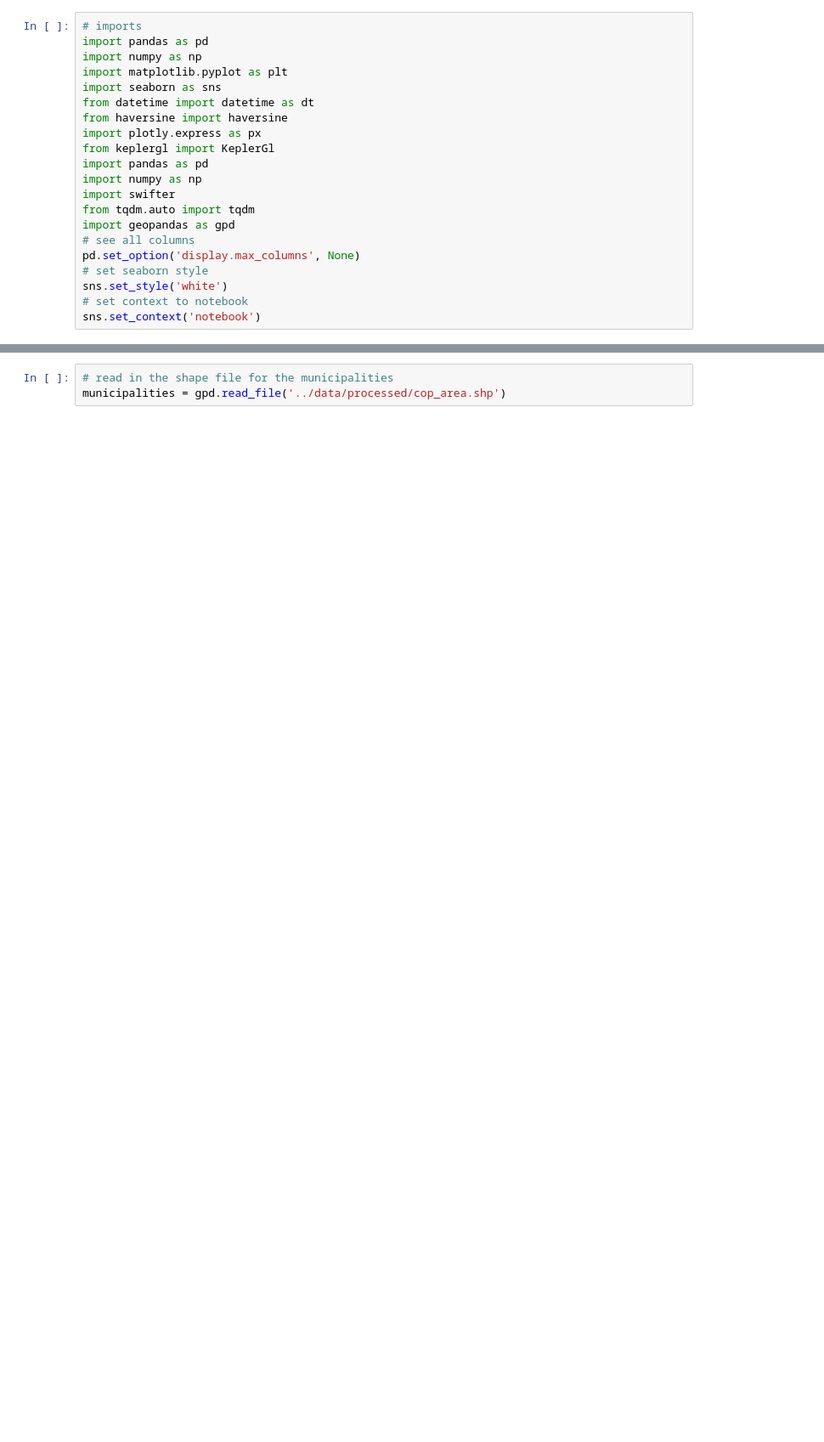
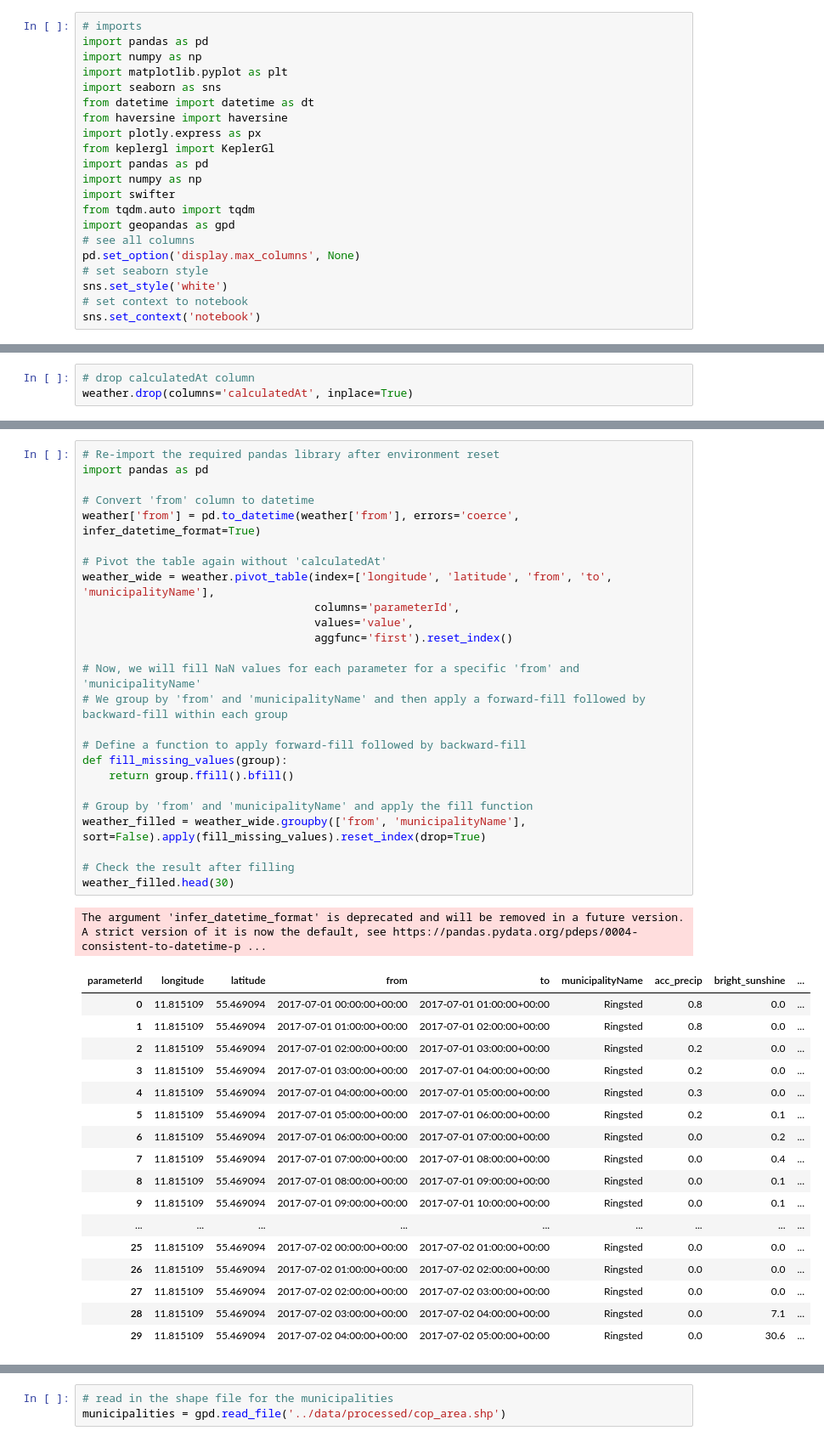
Before and after one commit to mihainipomici/multimodal_public_transport_copenhagen, a Jupyter notebook: notebooks/weather_analysis.ipynb, the cells around one changed output, grey strips where cells are left out. Shown: that part at 85% size. Cells and saved outputs as stored; diff of their text form; blank space fills up the shorter version.

```diff
--- a/notebooks/weather_analysis.ipynb
+++ b/notebooks/weather_analysis.ipynb
@@ -25,0 +53,3 @@ weather.head()
+# %%
+# drop calculatedAt column
+weather.drop(columns='calculatedAt', inplace=True)
@@ -28,0 +80,44 @@ weather.parameterId.value_counts()
+# %%
+# Re-import the required pandas library after environment reset
+import pandas as pd
+
+# Convert 'from' column to datetime
+weather['from'] = pd.to_datetime(weather['from'], errors='coerce', infer_datetime_format=True)
+
+# Pivot the table again without 'calculatedAt'
+weather_wide = weather.pivot_table(index=['longitude', 'latitude', 'from', 'to', 'municipalityName'],
+                                   columns='parameterId',
+                                   values='value',
+                                   aggfunc='first').reset_index()
+
+# Now, we will fill NaN values for each parameter for a specific 'from' and 'municipalityName'
+# We group by 'from' and 'municipalityName' and then apply a forward-fill followed by backward-fill within each group
+
+# Define a function to apply forward-fill followed by backward-fill
+def fill_missing_values(group):
+    return group.ffill().bfill()
+
+# Group by 'from' and 'municipalityName' and apply the fill function
+weather_filled = weather_wide.groupby(['from', 'municipalityName'], sort=False).apply(fill_missing_values).reset_index(drop=True)
+
+# Check the result after filling
+weather_filled.head(30)
+# %% [output]
+The argument 'infer_datetime_format' is deprecated and will be removed in a future version. A strict version of it is now the default, see https://pandas.pydata.org/pdeps/0004-consistent-to-datetime-p ...
+| parameterId | longitude | latitude | from | to | municipalityName | acc_precip | bright_sunshine | ... |
+| 0 | 11.815109 | 55.469094 | 2017-07-01 00:00:00+00:00 | 2017-07-01 01:00:00+00:00 | Ringsted | 0.8 | 0.0 | ... |
+| 1 | 11.815109 | 55.469094 | 2017-07-01 01:00:00+00:00 | 2017-07-01 02:00:00+00:00 | Ringsted | 0.8 | 0.0 | ... |
+| 2 | 11.815109 | 55.469094 | 2017-07-01 02:00:00+00:00 | 2017-07-01 03:00:00+00:00 | Ringsted | 0.2 | 0.0 | ... |
+| 3 | 11.815109 | 55.469094 | 2017-07-01 03:00:00+00:00 | 2017-07-01 04:00:00+00:00 | Ringsted | 0.2 | 0.0 | ... |
+| 4 | 11.815109 | 55.469094 | 2017-07-01 04:00:00+00:00 | 2017-07-01 05:00:00+00:00 | Ringsted | 0.3 | 0.0 | ... |
+| 5 | 11.815109 | 55.469094 | 2017-07-01 05:00:00+00:00 | 2017-07-01 06:00:00+00:00 | Ringsted | 0.2 | 0.1 | ... |
+| 6 | 11.815109 | 55.469094 | 2017-07-01 06:00:00+00:00 | 2017-07-01 07:00:00+00:00 | Ringsted | 0.0 | 0.2 | ... |
+| 7 | 11.815109 | 55.469094 | 2017-07-01 07:00:00+00:00 | 2017-07-01 08:00:00+00:00 | Ringsted | 0.0 | 0.4 | ... |
+| 8 | 11.815109 | 55.469094 | 2017-07-01 08:00:00+00:00 | 2017-07-01 09:00:00+00:00 | Ringsted | 0.0 | 0.1 | ... |
+| 9 | 11.815109 | 55.469094 | 2017-07-01 09:00:00+00:00 | 2017-07-01 10:00:00+00:00 | Ringsted | 0.0 | 0.1 | ... |
+| ... | ... | ... | ... | ... | ... | ... | ... | ... |
+| 25 | 11.815109 | 55.469094 | 2017-07-02 00:00:00+00:00 | 2017-07-02 01:00:00+00:00 | Ringsted | 0.0 | 0.0 | ... |
+| 26 | 11.815109 | 55.469094 | 2017-07-02 01:00:00+00:00 | 2017-07-02 02:00:00+00:00 | Ringsted | 0.0 | 0.0 | ... |
+| 27 | 11.815109 | 55.469094 | 2017-07-02 02:00:00+00:00 | 2017-07-02 03:00:00+00:00 | Ringsted | 0.0 | 0.0 | ... |
+| 28 | 11.815109 | 55.469094 | 2017-07-02 03:00:00+00:00 | 2017-07-02 04:00:00+00:00 | Ringsted | 0.0 | 7.1 | ... |
+| 29 | 11.815109 | 55.469094 | 2017-07-02 04:00:00+00:00 | 2017-07-02 05:00:00+00:00 | Ringsted | 0.0 | 30.6 | ... |
```
Also changed, not shown: parts of 25 cells of this notebook, 7 other files.
